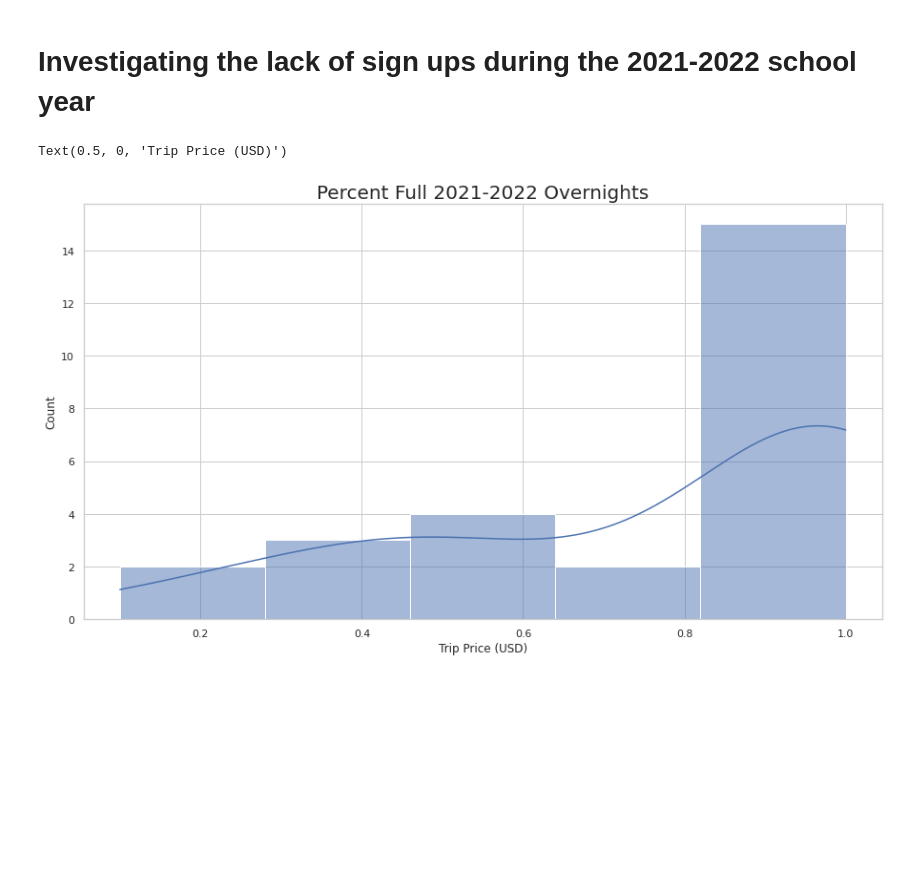
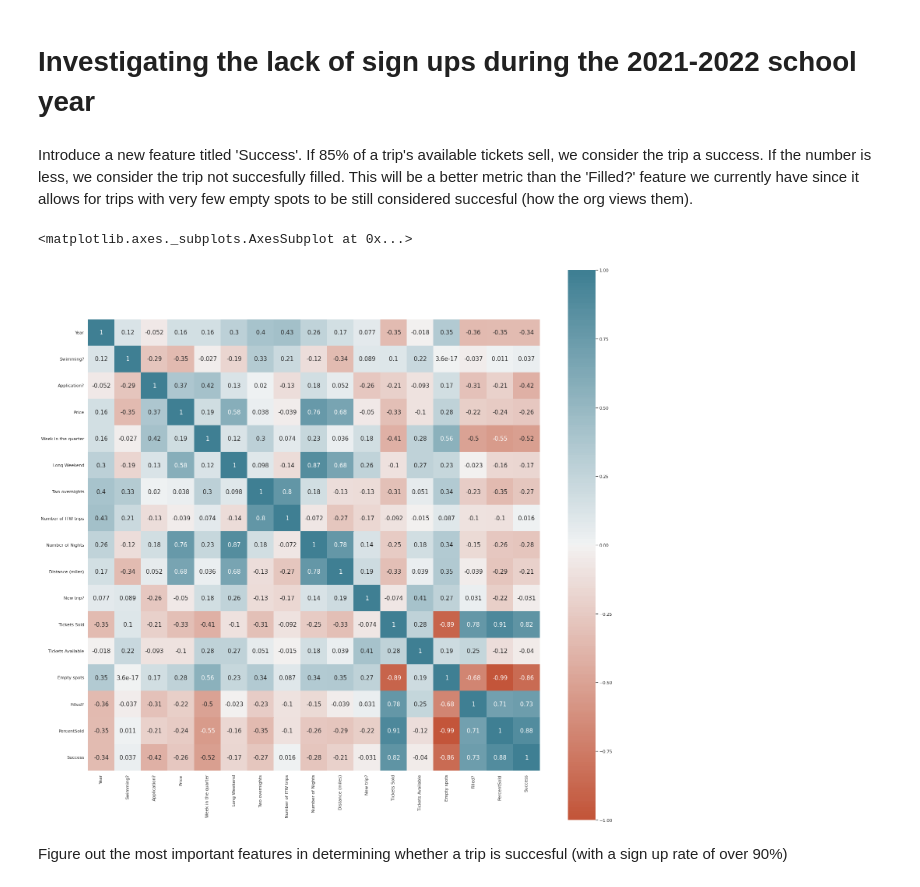
Before and after one commit to mnocerino23/Into-the-Wild, a Jupyter notebook: Overnights.ipynb, the cells around one changed output. Drawn from its saved outputs; the diff is of its cells as text; code cells hidden in the pictures; blank space fills up the shorter version.

```diff
--- a/Overnights.ipynb
+++ b/Overnights.ipynb
@@ -196,9 +203,26 @@ ax = sns.violinplot(x=overnight_trips["Price"])
 # %% [markdown]
 # Investigating the lack of sign ups during the 2021-2022 school year
-# %%
-sns.histplot(data = overnight_trips, x = "PercentSold", bins = 5, kde = True)
-plt.title('Percent Full 2021-2022 Overnights', fontsize=20)
-plt.xlabel('Trip Price (USD)')
-# %% [output]
-Text(0.5, 0, 'Trip Price (USD)')
-[figure, removed]
+# %% [markdown]
+Introduce a new feature titled 'Success'. If 85% of a trip's available tickets sell, we consider the trip a success. If the number is less, we consider the trip not succesfully filled. This will be a better metric than the 'Filled?' feature we currently have since it allows for trips with very few empty spots to be still considered succesful (how the org views them).
+# %%
+overnight_trips['Success'] = overnight_trips['PercentSold'].apply(lambda x: 1 if x >= 0.85 else 0)
+# %%
+#Use seaborn heatmap to visualize the correlation between trip sign up and other features
+import numpy as np
+import seaborn as sns
+import matplotlib.pyplot as plt
+
+plt.subplots(figsize = (26,26))
+sns.heatmap(overnight_trips.corr(),
+            vmin = -1,
+            vmax = 1,
+            center = 0,
+            cmap = sns.diverging_palette(20,220,n = 200),
+            annot = True, annot_kws = {'size': 15},
+            square = True
+            )
+# %% [output]
+<matplotlib.axes._subplots.AxesSubplot at 0x...>
+[figure, added]
+# %% [markdown]
+Figure out the most important features in determining whether a trip is succesful (with a sign up rate of over 90%)
```
Also changed, not shown: parts of 16 cells of this notebook.
